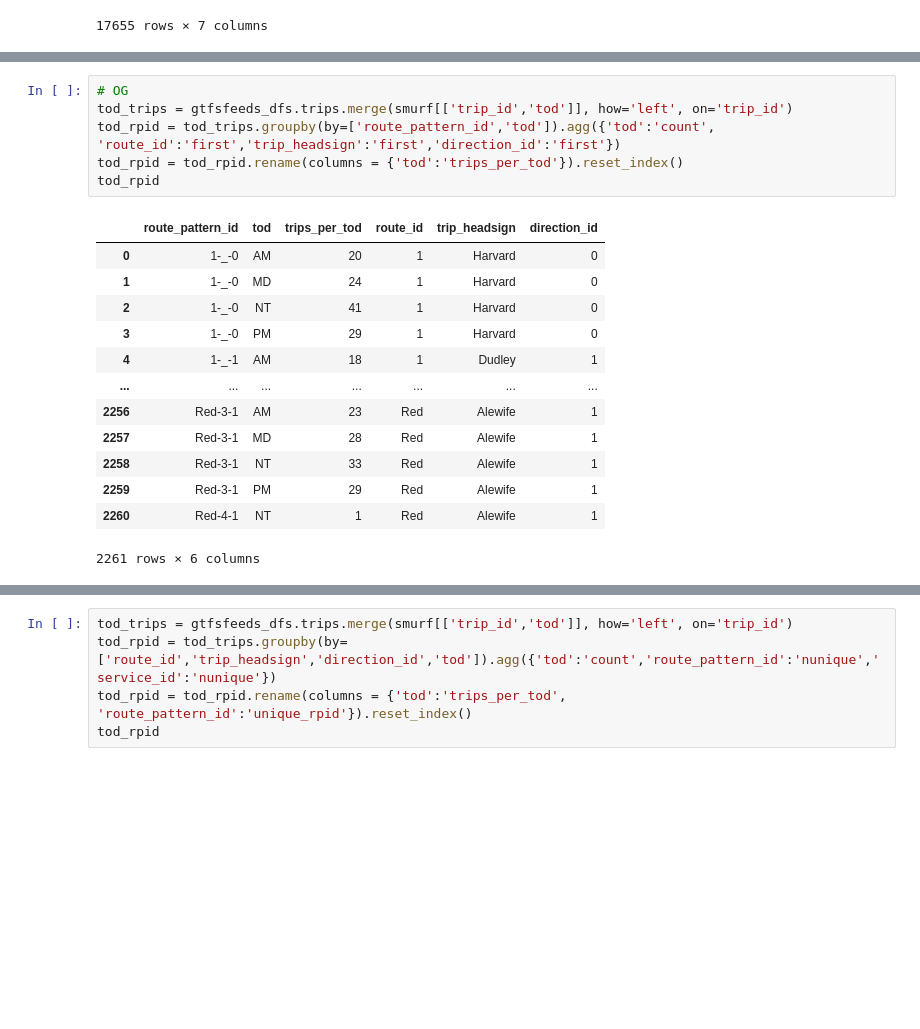
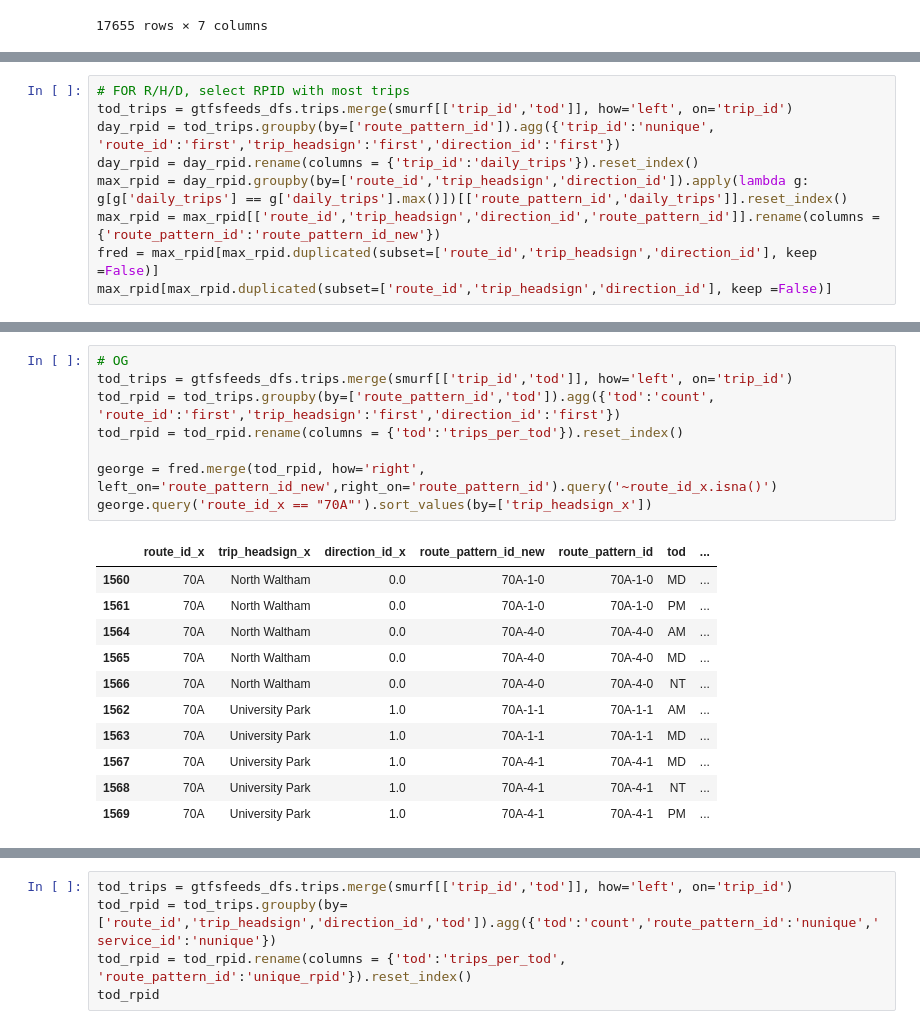
Before and after one commit to mmatkinson7/gtfs_transcad_prep, a Jupyter notebook: gtfs_consolidation_tod.ipynb, the cells around one changed output, grey strips where cells are left out. Saved outputs shown, nothing was run; the diff lists cells and outputs as text; blank space fills up the shorter version.

```diff
--- a/gtfs_consolidation_tod.ipynb
+++ b/gtfs_consolidation_tod.ipynb
@@ -150,0 +156,9 @@ smurf
+# %%
+# FOR R/H/D, select RPID with most trips
+tod_trips = gtfsfeeds_dfs.trips.merge(smurf[['trip_id','tod']], how='left', on='trip_id')
+day_rpid = tod_trips.groupby(by=['route_pattern_id']).agg({'trip_id':'nunique', 'route_id':'first','trip_headsign':'first','direction_id':'first'})
+day_rpid = day_rpid.rename(columns = {'trip_id':'daily_trips'}).reset_index()
+max_rpid = day_rpid.groupby(by=['route_id','trip_headsign','direction_id']).apply(lambda g: g[g['daily_trips'] == g['daily_trips'].max()])[['route_pattern_id','daily_trips']].reset_index()
+max_rpid = max_rpid[['route_id','trip_headsign','direction_id','route_pattern_id']].rename(columns = {'route_pattern_id':'route_pattern_id_new'})
+fred = max_rpid[max_rpid.duplicated(subset=['route_id','trip_headsign','direction_id'], keep =False)]
+max_rpid[max_rpid.duplicated(subset=['route_id','trip_headsign','direction_id'], keep =False)]
@@ -151,20 +183,20 @@ smurf
 # %%
 # OG
 tod_trips = gtfsfeeds_dfs.trips.merge(smurf[['trip_id','tod']], how='left', on='trip_id')
 tod_rpid = tod_trips.groupby(by=['route_pattern_id','tod']).agg({'tod':'count', 'route_id':'first','trip_headsign':'first','direction_id':'first'})
 tod_rpid = tod_rpid.rename(columns = {'tod':'trips_per_tod'}).reset_index()
-tod_rpid
+
+george = fred.merge(tod_rpid, how='right', left_on='route_pattern_id_new',right_on='route_pattern_id').query('~route_id_x.isna()')
+george.query('route_id_x == "70A"').sort_values(by=['trip_headsign_x'])
 # %% [output]
-|  | route_pattern_id | tod | trips_per_tod | route_id | trip_headsign | direction_id |
-| 0 | 1-_-0 | AM | 20 | 1 | Harvard | 0 |
-| 1 | 1-_-0 | MD | 24 | 1 | Harvard | 0 |
-| 2 | 1-_-0 | NT | 41 | 1 | Harvard | 0 |
-| 3 | 1-_-0 | PM | 29 | 1 | Harvard | 0 |
-| 4 | 1-_-1 | AM | 18 | 1 | Dudley | 1 |
-| ... | ... | ... | ... | ... | ... | ... |
-| 2256 | Red-3-1 | AM | 23 | Red | Alewife | 1 |
-| 2257 | Red-3-1 | MD | 28 | Red | Alewife | 1 |
-| 2258 | Red-3-1 | NT | 33 | Red | Alewife | 1 |
-| 2259 | Red-3-1 | PM | 29 | Red | Alewife | 1 |
-| 2260 | Red-4-1 | NT | 1 | Red | Alewife | 1 |
+|  | route_id_x | trip_headsign_x | direction_id_x | route_pattern_id_new | route_pattern_id | tod | ... |
+| 1560 | 70A | North Waltham | 0.0 | 70A-1-0 | 70A-1-0 | MD | ... |
+| 1561 | 70A | North Waltham | 0.0 | 70A-1-0 | 70A-1-0 | PM | ... |
+| 1564 | 70A | North Waltham | 0.0 | 70A-4-0 | 70A-4-0 | AM | ... |
+| 1565 | 70A | North Waltham | 0.0 | 70A-4-0 | 70A-4-0 | MD | ... |
+| 1566 | 70A | North Waltham | 0.0 | 70A-4-0 | 70A-4-0 | NT | ... |
+| 1562 | 70A | University Park | 1.0 | 70A-1-1 | 70A-1-1 | AM | ... |
+| 1563 | 70A | University Park | 1.0 | 70A-1-1 | 70A-1-1 | MD | ... |
+| 1567 | 70A | University Park | 1.0 | 70A-4-1 | 70A-4-1 | MD | ... |
+| 1568 | 70A | University Park | 1.0 | 70A-4-1 | 70A-4-1 | NT | ... |
+| 1569 | 70A | University Park | 1.0 | 70A-4-1 | 70A-4-1 | PM | ... |
-2261 rows × 6 columns
```
Also changed, not shown: parts of 5 cells of this notebook.
